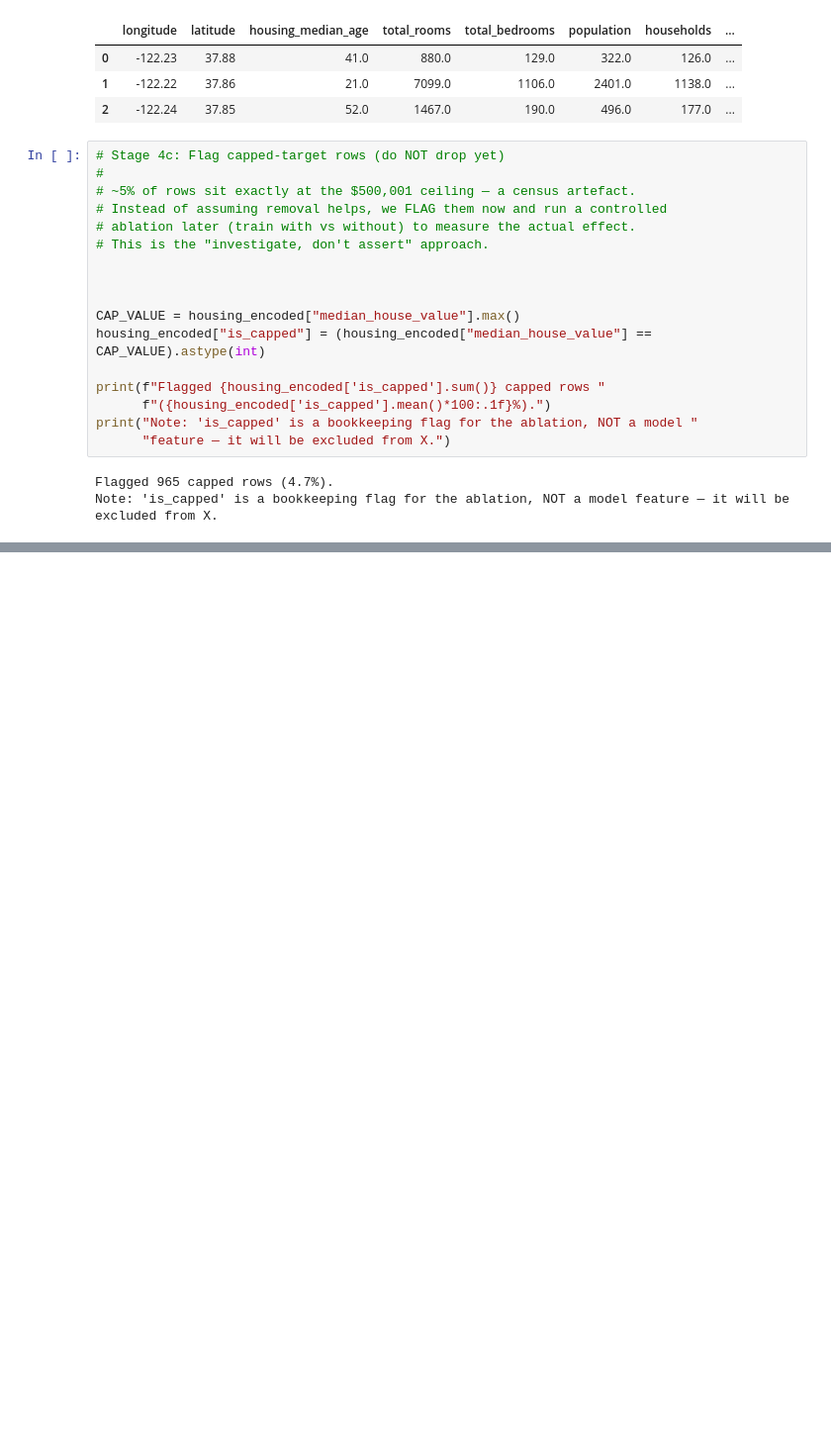
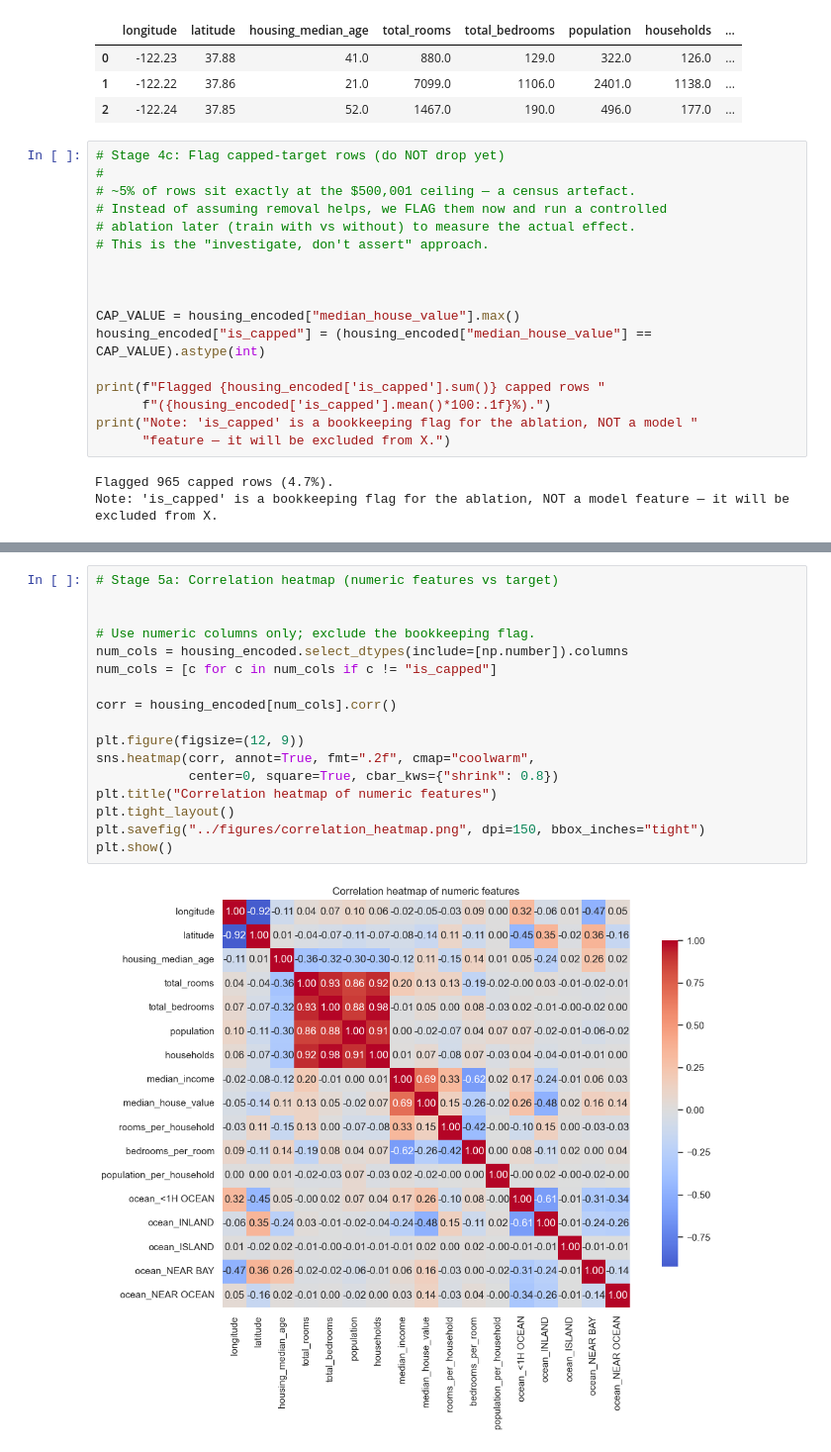
Before and after one commit to Arush70/California-House-Pridictor, a Jupyter notebook: notebooks/Training_Models.ipynb, the cells around one changed output, grey strips where cells are left out. Shown at 99% size. Saved outputs shown, nothing was run; the diff lists cells and outputs as text; blank space fills up the shorter version.

Commit message:
stage 5 visualisation

```diff
--- a/notebooks/Training_Models.ipynb
+++ b/notebooks/Training_Models.ipynb
@@ -306,0 +319,19 @@ Note: 'is_capped' is a bookkeeping flag for the ablation, NOT a model feature
+# %%
+# Stage 5a: Correlation heatmap (numeric features vs target)
+
+
+# Use numeric columns only; exclude the bookkeeping flag.
+num_cols = housing_encoded.select_dtypes(include=[np.number]).columns
+num_cols = [c for c in num_cols if c != "is_capped"]
+
+corr = housing_encoded[num_cols].corr()
+
+plt.figure(figsize=(12, 9))
+sns.heatmap(corr, annot=True, fmt=".2f", cmap="coolwarm",
+            center=0, square=True, cbar_kws={"shrink": 0.8})
+plt.title("Correlation heatmap of numeric features")
+plt.tight_layout()
+plt.savefig("../figures/correlation_heatmap.png", dpi=150, bbox_inches="tight")
+plt.show()
+# %% [output]
+[figure, added]
```
Also changed, not shown: parts of 4 cells of this notebook, 3 other files.
